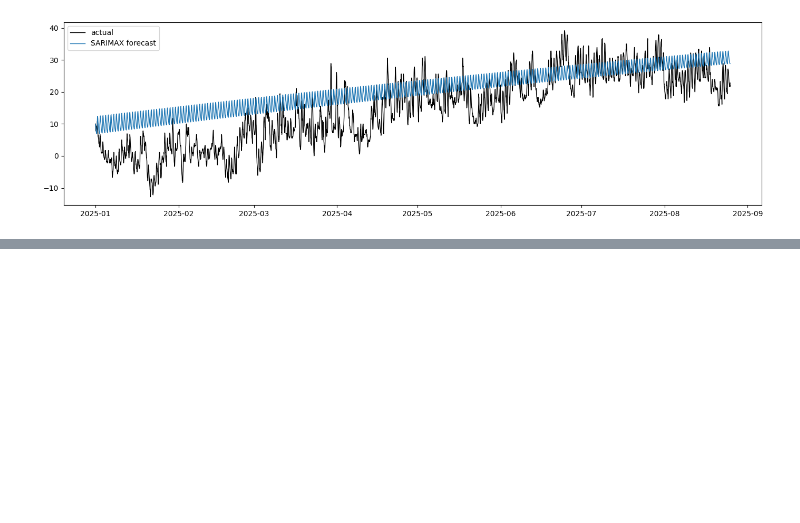
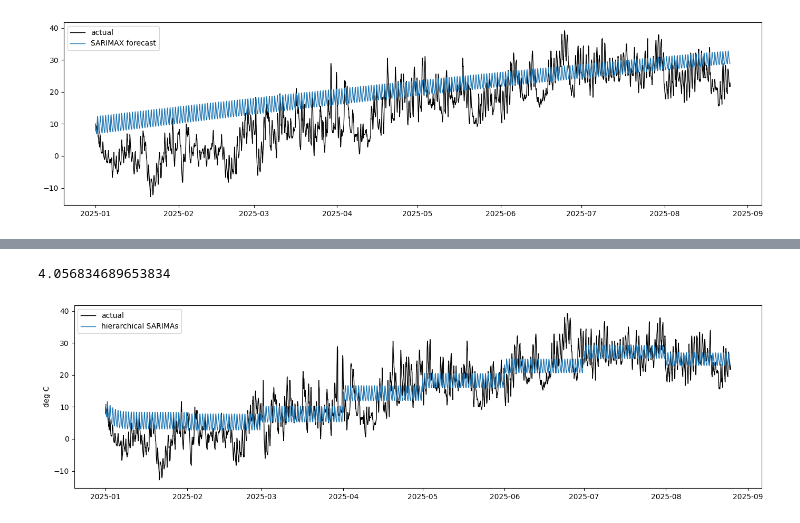
Before and after one commit to MazaArt/time_series_micro_climates, a Jupyter notebook: src/time_series_forecast.ipynb, the cells around one changed output, grey strips where cells are left out. Cells and saved outputs as stored; diff of their text form; code cells hidden in the pictures; blank space fills up the shorter version.

Commit message:
Implemented hierarchical SARIMA

```diff
--- a/src/time_series_forecast.ipynb
+++ b/src/time_series_forecast.ipynb
@@ -253,0 +253,70 @@ best_weights, weight_df.head(10)
+# %%
+# Should have done subsequent SARIMAs instead of linear combination from the start tbh
+
+tz_h = sarima_series.index.tz
+train_end_h = pd.Timestamp(TRAIN_END, tz=tz_h)
+test_start_h = pd.Timestamp(TEST_START, tz=tz_h)
+test_end_h = pd.Timestamp(TEST_END, tz=tz_h)
+
+monthly_mean_hier = sarima_series.resample("MS").mean().interpolate(limit_direction="both")
+monthly_train_hier = monthly_mean_hier[monthly_mean_hier.index < train_end_h]
+
+hier_monthly_model = SARIMAX(
+    monthly_train_hier,
+    order=(1, 0, 1),
+    seasonal_order=(1, 1, 0, 12),
+    enforce_stationarity=False,
+    enforce_invertibility=False,
+) # fit the monthly model
+
+hier_monthly_res = hier_monthly_model.fit(disp=False, maxiter=SARIMA_MAXITER)
+monthly_fitted = hier_monthly_res.fittedvalues
+month_key = monthly_fitted.index.strftime("%Y-%m")
+lvl_by_ym = pd.Series(monthly_fitted.values, index=month_key)
+
+month_test_h = pd.date_range(test_start_h, test_end_h - pd.Timedelta(days=1), freq="MS", tz=tz_h)
+monthly_fc = hier_monthly_res.get_forecast(steps=len(month_test_h)).predicted_mean
+fc_by_ym = pd.Series(monthly_fc.values, index=month_test_h.strftime("%Y-%m"))
+
+hourly_monthly_train = pd.Series(lvl_by_ym.reindex(y_train.index.strftime("%Y-%m")).values, index=y_train.index)
+resid_train = y_train - hourly_monthly_train
+# train the subsequent hourly model on the residuals from the monthly model
+# hence why hierarchical
+
+hourly_monthly_test = pd.Series(fc_by_ym.reindex(y_test.index.strftime("%Y-%m")).values, index=y_test.index)
+
+# Residual stage: d=0 instead of SARIMAX_ORDER's d=1—reduces long-horizon level drift on residuals.
+HIER_RESIDUAL_ORDER = (1, 0, 1)
+
+hier_hourly_model = SARIMAX(
+    resid_train,
+    order=HIER_RESIDUAL_ORDER,
+    seasonal_order=SARIMAX_SEASONAL,
+    enforce_stationarity=False,
+    enforce_invertibility=False,
+)
+
+hier_hourly_res = hier_hourly_model.fit(disp=False, maxiter=SARIMA_MAXITER)
+resid_fcst = hier_hourly_res.get_forecast(steps=len(y_test)).predicted_mean
+hierarchical_pred = hourly_monthly_test + resid_fcst
+# combine the two
+
+hierarchical_mae = float(np.mean(np.abs(y_test.values - hierarchical_pred.values)))
+hierarchical_mae
+# %% [output]
+4.056834689653834
+# %%
+fig, ax = plt.subplots(figsize=(14, 4))
+ax.plot(y_test.index, y_test.values, label="actual", lw=1, color="black")
+ax.plot(
+    hierarchical_pred.index,
+    hierarchical_pred.values,
+    label="hierarchical SARIMAs",
+    lw=1,
+)
+ax.set_ylabel("deg C")
+ax.legend()
+plt.tight_layout()
+plt.show()
+# %% [output]
+[figure, added]
```
Also changed, not shown: parts of 5 cells of this notebook.
